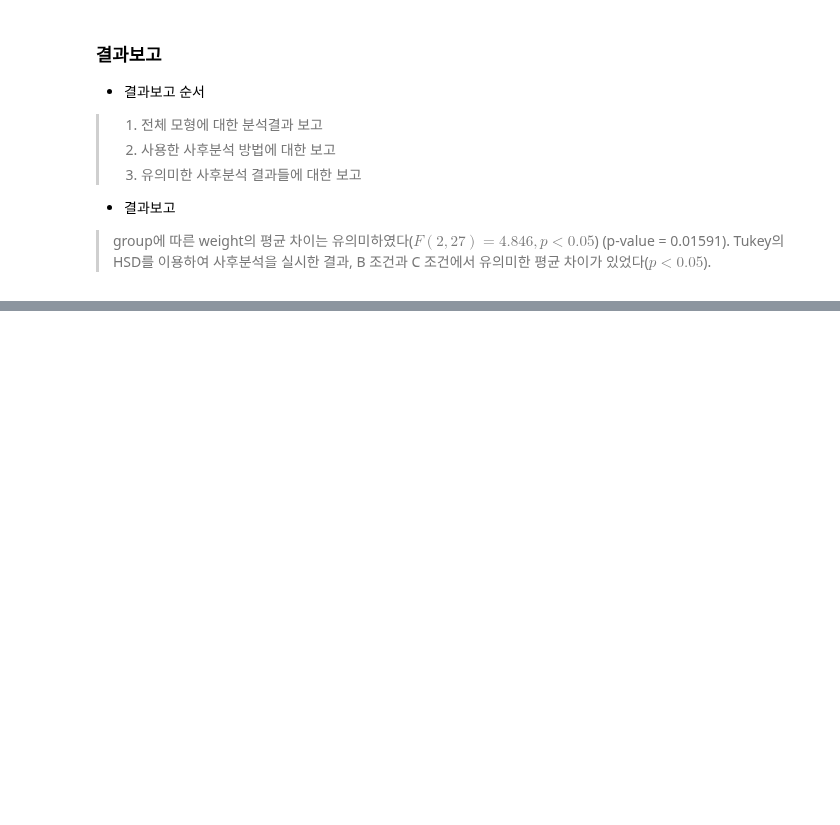
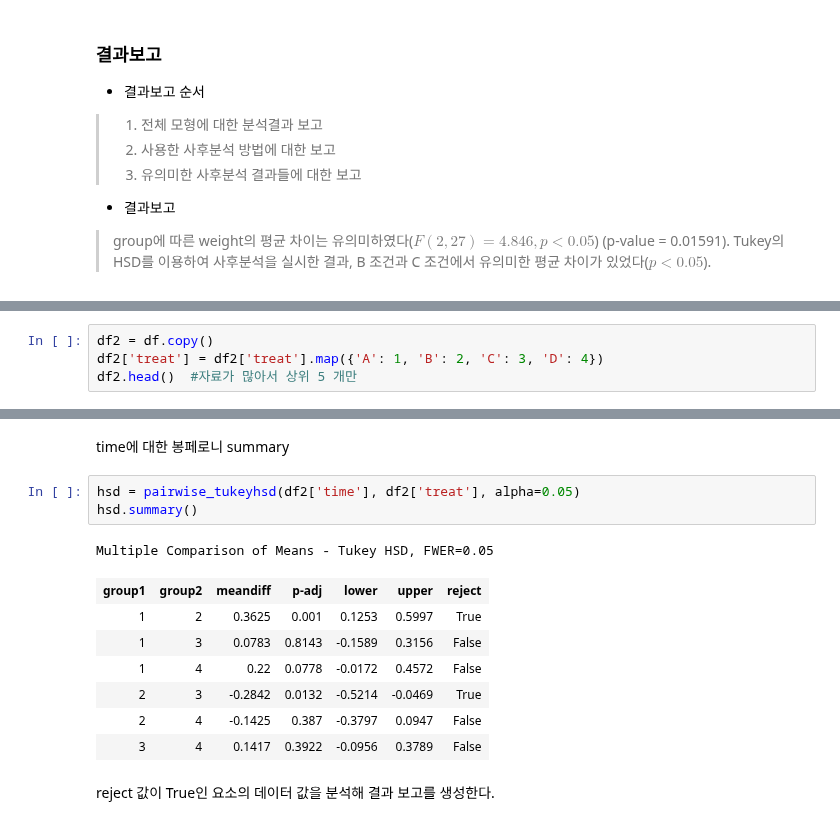
Before and after one commit to jaekim3220/jupyter, a Jupyter notebook: E. 확증적 데이터 분석(CDA)/02. 두 변수간의 차이 분석/09-사후분석.ipynb, the cells around one changed output, grey strips where cells are left out. Cells and saved outputs as stored; diff of their text form; blank space fills up the shorter version.

Commit message:
09 사후분석 추가(봉페로니 교정)

```diff
--- a/E. 확증적 데이터 분석(CDA)/02. 두 변수간의 차이 분석/09-사후분석.ipynb
+++ b/E. 확증적 데이터 분석(CDA)/02. 두 변수간의 차이 분석/09-사후분석.ipynb
@@ -189,0 +229,4 @@ anova_lm(model)
+# %%
+df2 = df.copy()
+df2['treat'] = df2['treat'].map({'A': 1, 'B': 2, 'C': 3, 'D': 4})
+df2.head()  #자료가 많아서 상위 5 개만
@@ -189,0 +309,16 @@ anova_lm(model)
+# %% [markdown]
+time에 대한 봉페로니 summary
+# %%
+hsd = pairwise_tukeyhsd(df2['time'], df2['treat'], alpha=0.05)
+hsd.summary()
+# %% [output]
+Multiple Comparison of Means - Tukey HSD, FWER=0.05
+| group1 | group2 | meandiff | p-adj | lower | upper | reject |
+| 1 | 2 | 0.3625 | 0.001 | 0.1253 | 0.5997 | True |
+| 1 | 3 | 0.0783 | 0.8143 | -0.1589 | 0.3156 | False |
+| 1 | 4 | 0.22 | 0.0778 | -0.0172 | 0.4572 | False |
+| 2 | 3 | -0.2842 | 0.0132 | -0.5214 | -0.0469 | True |
+| 2 | 4 | -0.1425 | 0.387 | -0.3797 | 0.0947 | False |
+| 3 | 4 | 0.1417 | 0.3922 | -0.0956 | 0.3789 | False |
+# %% [markdown]
+reject 값이 True인 요소의 데이터 값을 분석해 결과 보고를 생성한다.
```
Also changed, not shown: parts of 16 cells of this notebook, 3 other files.
